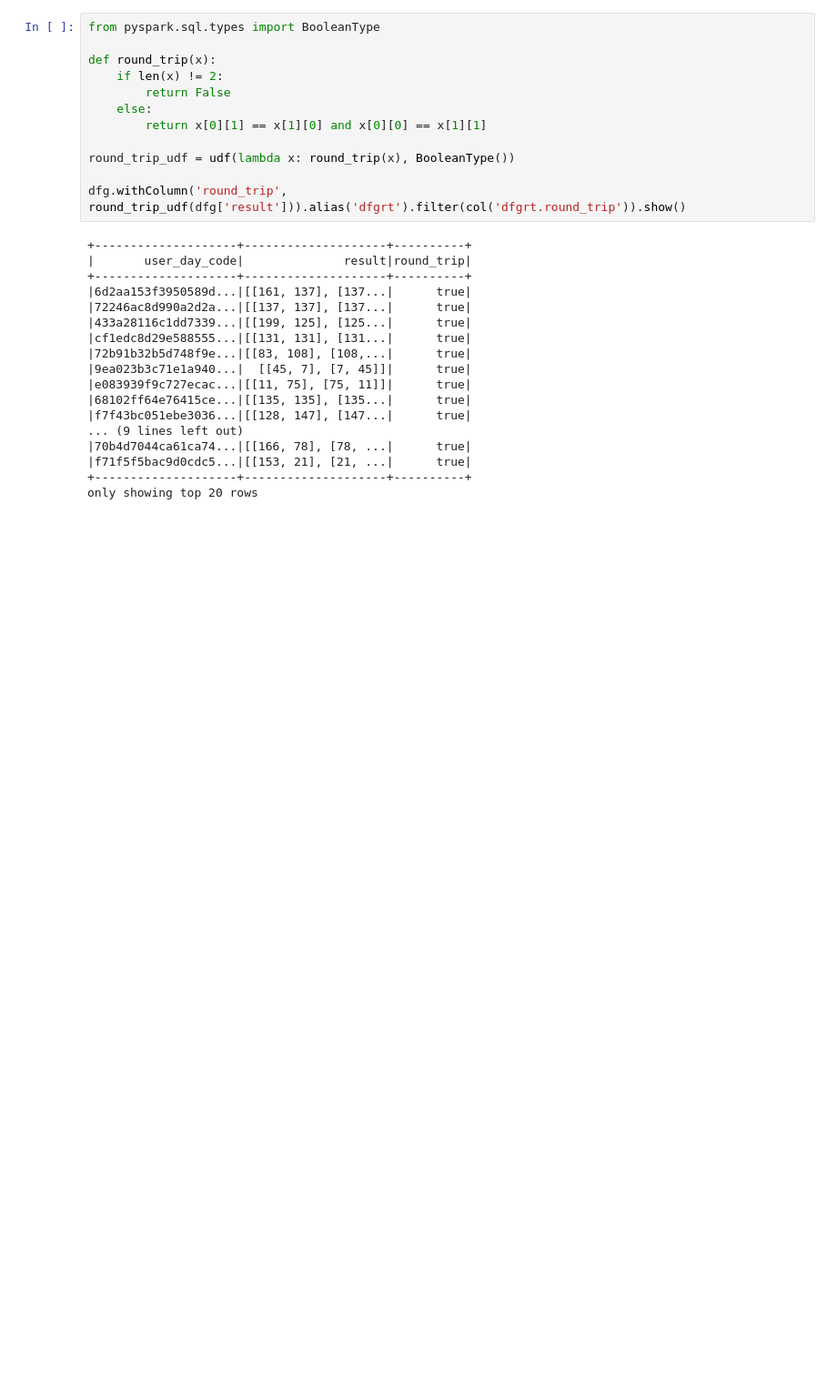
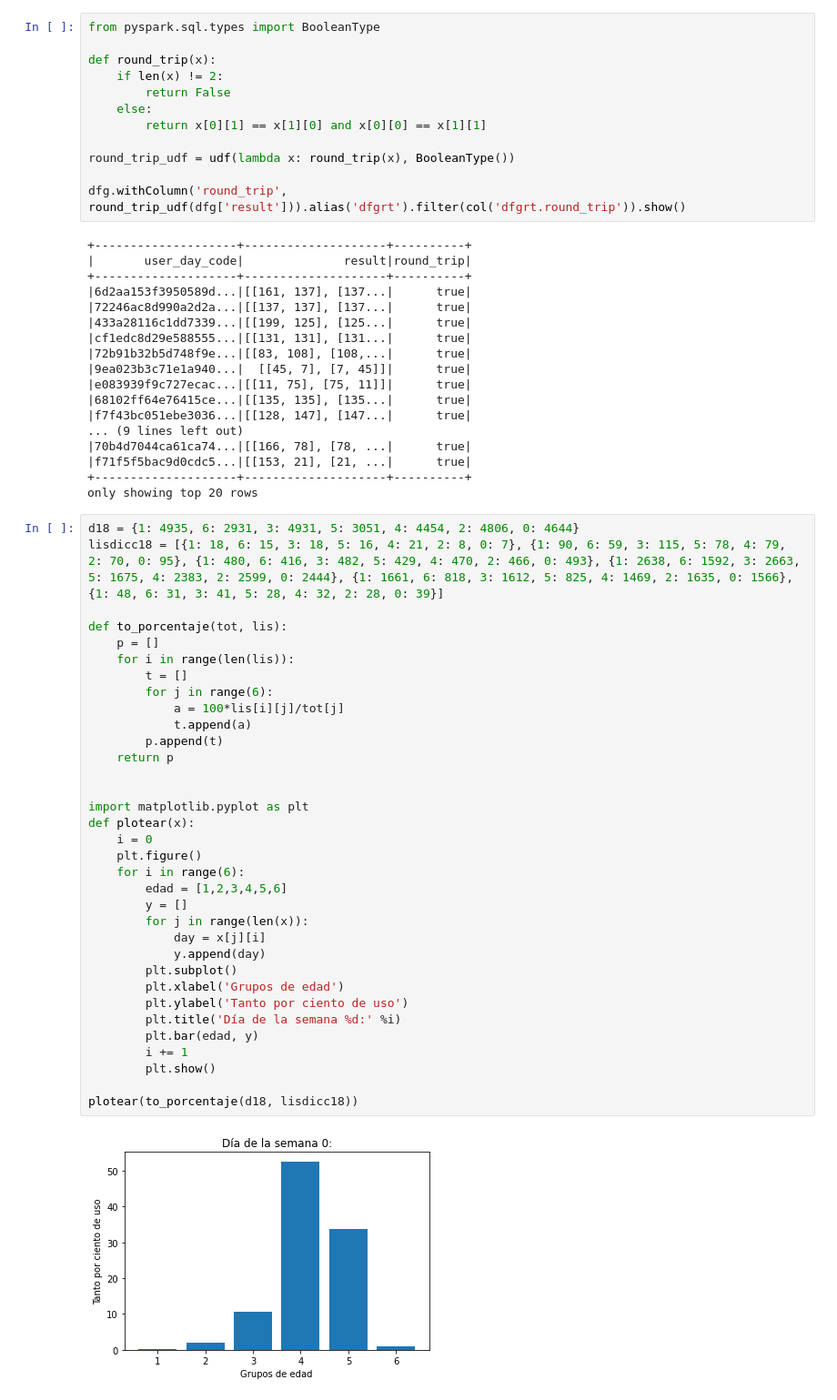
Before and after one commit to CristinaAvilaSantos/practicaSpark-Grupo28, a Jupyter notebook: BiciMAD DataFrame.ipynb, the cells around one changed output. Shown at 91% size. Drawn from its saved outputs; the diff is of its cells as text; blank space fills up the shorter version.

```diff
--- a/BiciMAD DataFrame.ipynb
+++ b/BiciMAD DataFrame.ipynb
@@ -320,3 +320,39 @@ dfg.withColumn('round_trip', round_trip_udf(dfg['result'])).alias('dfgrt').filte
 |f71f5f5bac9d0cdc5...|[[153, 21], [21, ...|      true|
 +--------------------+--------------------+----------+
 only showing top 20 rows
+# %%
+d18 = {1: 4935, 6: 2931, 3: 4931, 5: 3051, 4: 4454, 2: 4806, 0: 4644}
+lisdicc18 = [{1: 18, 6: 15, 3: 18, 5: 16, 4: 21, 2: 8, 0: 7}, {1: 90, 6: 59, 3: 115, 5: 78, 4: 79, 2: 70, 0: 95}, {1: 480, 6: 416, 3: 482, 5: 429, 4: 470, 2: 466, 0: 493}, {1: 2638, 6: 1592, 3: 2663, 5: 1675, 4: 2383, 2: 2599, 0: 2444}, {1: 1661, 6: 818, 3: 1612, 5: 825, 4: 1469, 2: 1635, 0: 1566}, {1: 48, 6: 31, 3: 41, 5: 28, 4: 32, 2: 28, 0: 39}]
+
+def to_porcentaje(tot, lis):
+    p = []
+    for i in range(len(lis)):
+        t = []
+        for j in range(6):
+            a = 100*lis[i][j]/tot[j]
+            t.append(a)
+        p.append(t)
+    return p
+
+
+import matplotlib.pyplot as plt
+def plotear(x):
+    i = 0
+    plt.figure()
+    for i in range(6):
+        edad = [1,2,3,4,5,6]
+        y = []
+        for j in range(len(x)):
+            day = x[j][i]
+            y.append(day)
+        plt.subplot()
+        plt.xlabel('Grupos de edad')
+        plt.ylabel('Tanto por ciento de uso')
+        plt.title('Día de la semana %d:' %i)
+        plt.bar(edad, y)
+        i += 1
+        plt.show()
+
+plotear(to_porcentaje(d18, lisdicc18))
+# %% [output]
+[figure, added]
```
Also changed, not shown: parts of 1 cell of this notebook, 2 other files.
